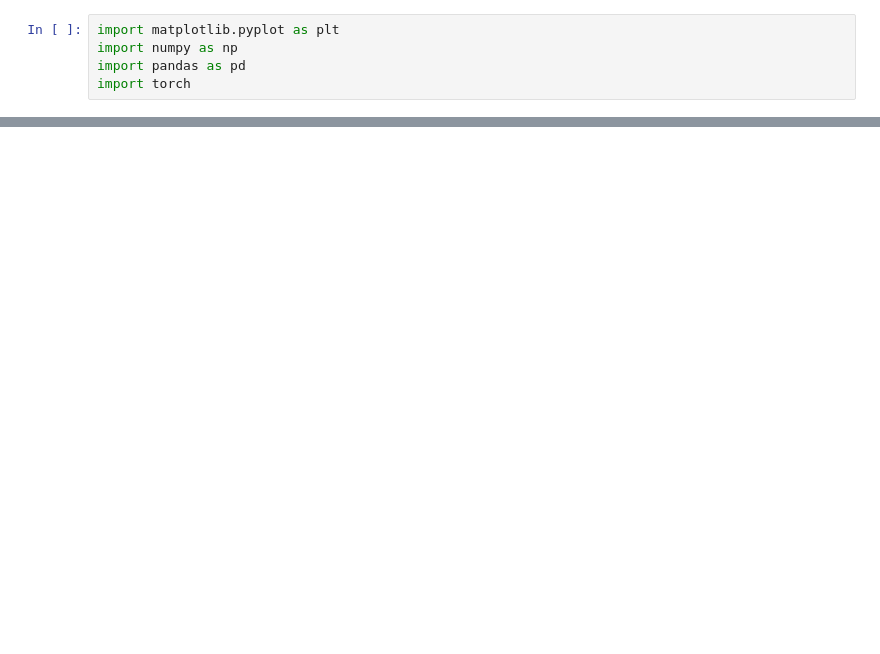
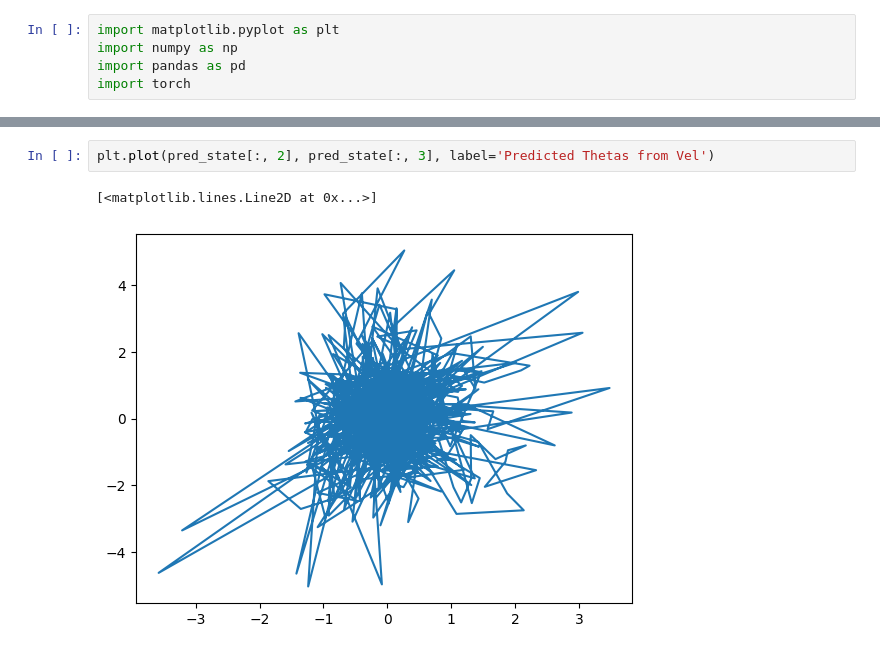
Before and after one commit to ansue1234/RobLimbFK, a Jupyter notebook: ros_ws/src/notebooks/viz_result.ipynb, the cells around one changed output, grey strips where cells are left out. Cells and saved outputs as stored; diff of their text form; blank space fills up the shorter version.

```diff
--- a/ros_ws/src/notebooks/viz_result.ipynb
+++ b/ros_ws/src/notebooks/viz_result.ipynb
@@ -46,0 +53,5 @@ array([[-7.43,  7.21,  0.  ,  0.  ],
+# %%
+plt.plot(pred_state[:, 2], pred_state[:, 3], label='Predicted Thetas from Vel')
+# %% [output]
+[<matplotlib.lines.Line2D at 0x...>]
+[figure, added]
```
Also changed, not shown: parts of 11 cells of this notebook.
